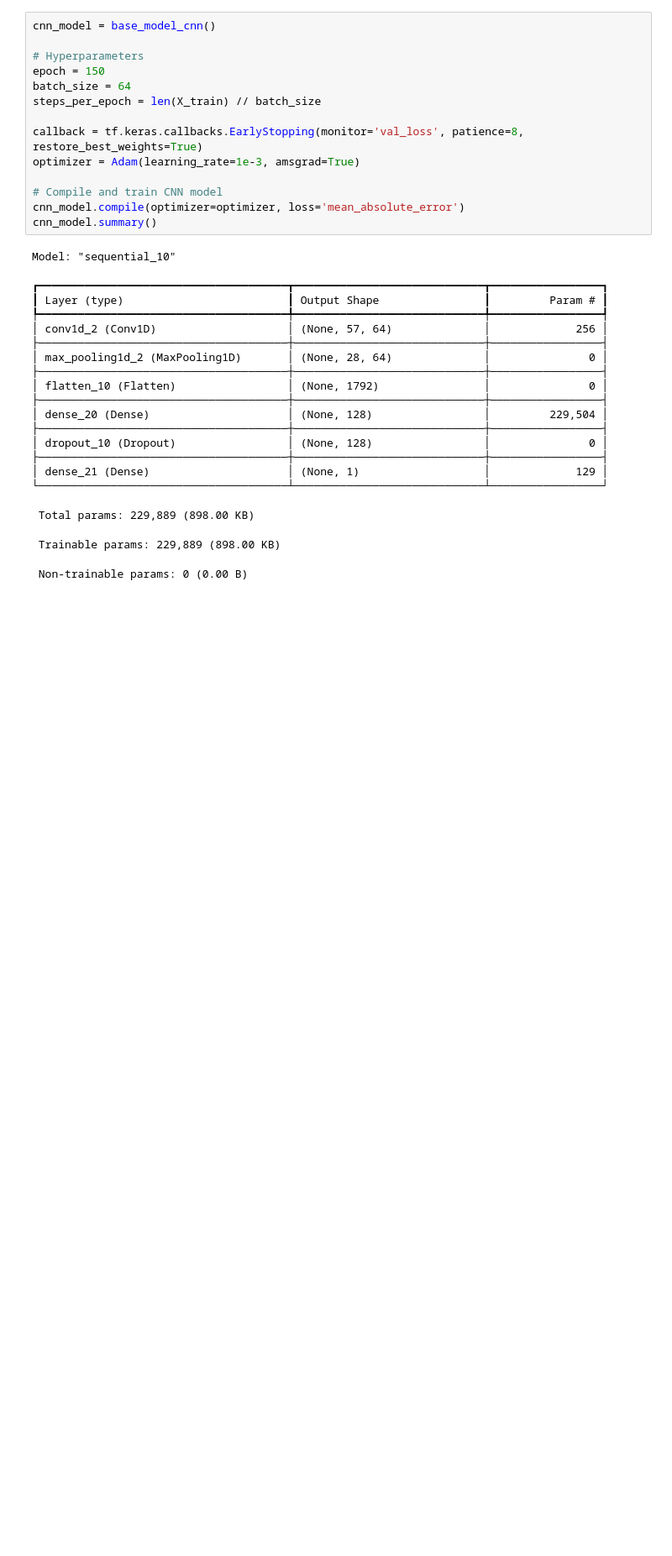
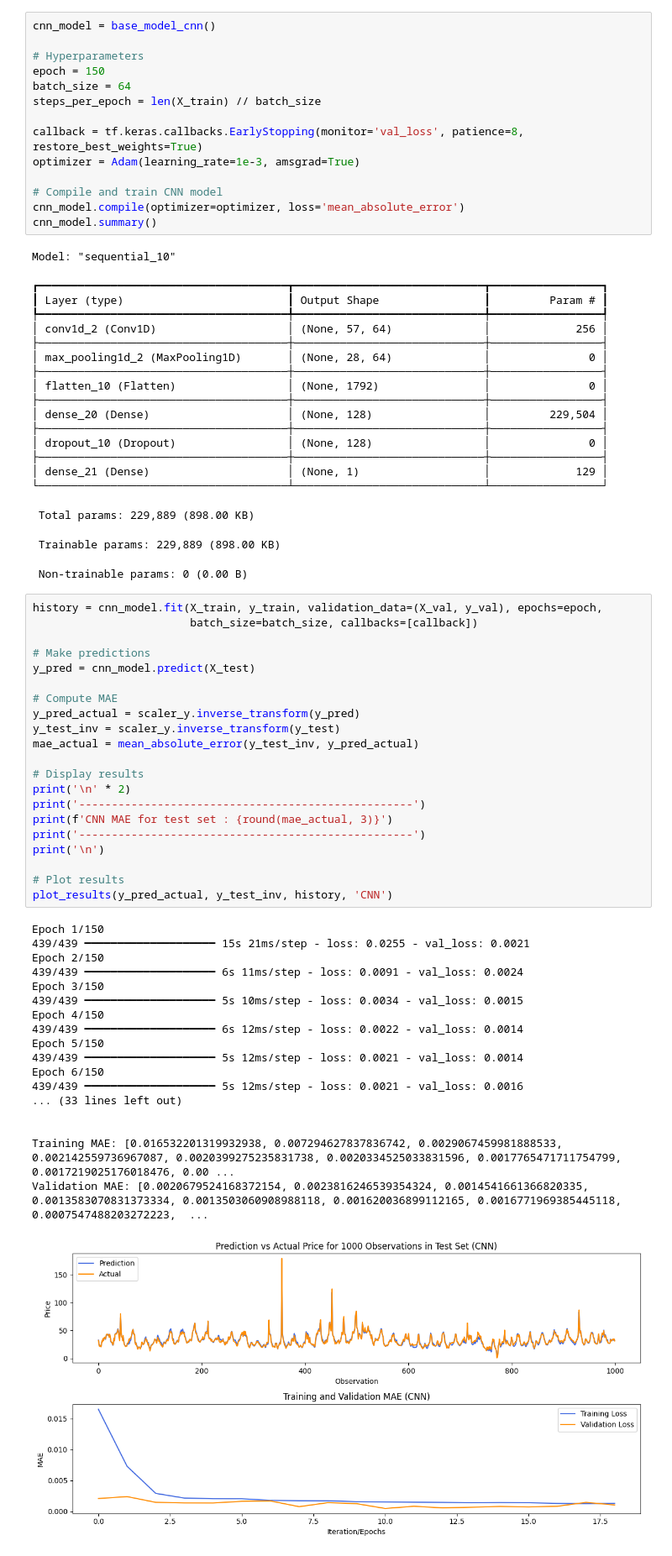
Before and after one commit to forumb94/energypricecode, a Jupyter notebook: maincode.ipynb, the cells around one changed output. Shown at 84% size. Drawn from its saved outputs; the diff is of its cells as text; blank space fills up the shorter version.

```diff
--- a/maincode.ipynb
+++ b/maincode.ipynb
@@ -1185,3 +1185,43 @@ Model: "sequential_10"
  Total params: 229,889 (898.00 KB)
  Trainable params: 229,889 (898.00 KB)
  Non-trainable params: 0 (0.00 B)
+# %%
+history = cnn_model.fit(X_train, y_train, validation_data=(X_val, y_val), epochs=epoch,
+                        batch_size=batch_size, callbacks=[callback])
+
+# Make predictions
+y_pred = cnn_model.predict(X_test)
+
+# Compute MAE
+y_pred_actual = scaler_y.inverse_transform(y_pred)
+y_test_inv = scaler_y.inverse_transform(y_test)
+mae_actual = mean_absolute_error(y_test_inv, y_pred_actual)
+
+# Display results
+print('\n' * 2)
+print('---------------------------------------------------')
+print(f'CNN MAE for test set : {round(mae_actual, 3)}')
+print('---------------------------------------------------')
+print('\n')
+
+# Plot results
+plot_results(y_pred_actual, y_test_inv, history, 'CNN')
+# %% [output]
+Epoch 1/150
+439/439 ━━━━━━━━━━━━━━━━━━━━ 15s 21ms/step - loss: 0.0255 - val_loss: 0.0021
+Epoch 2/150
+439/439 ━━━━━━━━━━━━━━━━━━━━ 6s 11ms/step - loss: 0.0091 - val_loss: 0.0024
+Epoch 3/150
+439/439 ━━━━━━━━━━━━━━━━━━━━ 5s 10ms/step - loss: 0.0034 - val_loss: 0.0015
+Epoch 4/150
+439/439 ━━━━━━━━━━━━━━━━━━━━ 6s 12ms/step - loss: 0.0022 - val_loss: 0.0014
+Epoch 5/150
+439/439 ━━━━━━━━━━━━━━━━━━━━ 5s 12ms/step - loss: 0.0021 - val_loss: 0.0014
+Epoch 6/150
+439/439 ━━━━━━━━━━━━━━━━━━━━ 5s 12ms/step - loss: 0.0021 - val_loss: 0.0016
+... (33 lines left out)
+
+
+Training MAE: [0.016532201319932938, 0.007294627837836742, 0.0029067459981888533, 0.002142559736967087, 0.0020399275235831738, 0.0020334525033831596, 0.0017765471711754799, 0.0017219025176018476, 0.00 ...
+Validation MAE: [0.0020679524168372154, 0.0023816246539354324, 0.0014541661366820335, 0.0013583070831373334, 0.0013503060908988118, 0.001620036899112165, 0.0016771969385445118, 0.0007547488203272223,  ...
+[figure, added]
```
Also changed, not shown: parts of 12 cells of this notebook.
